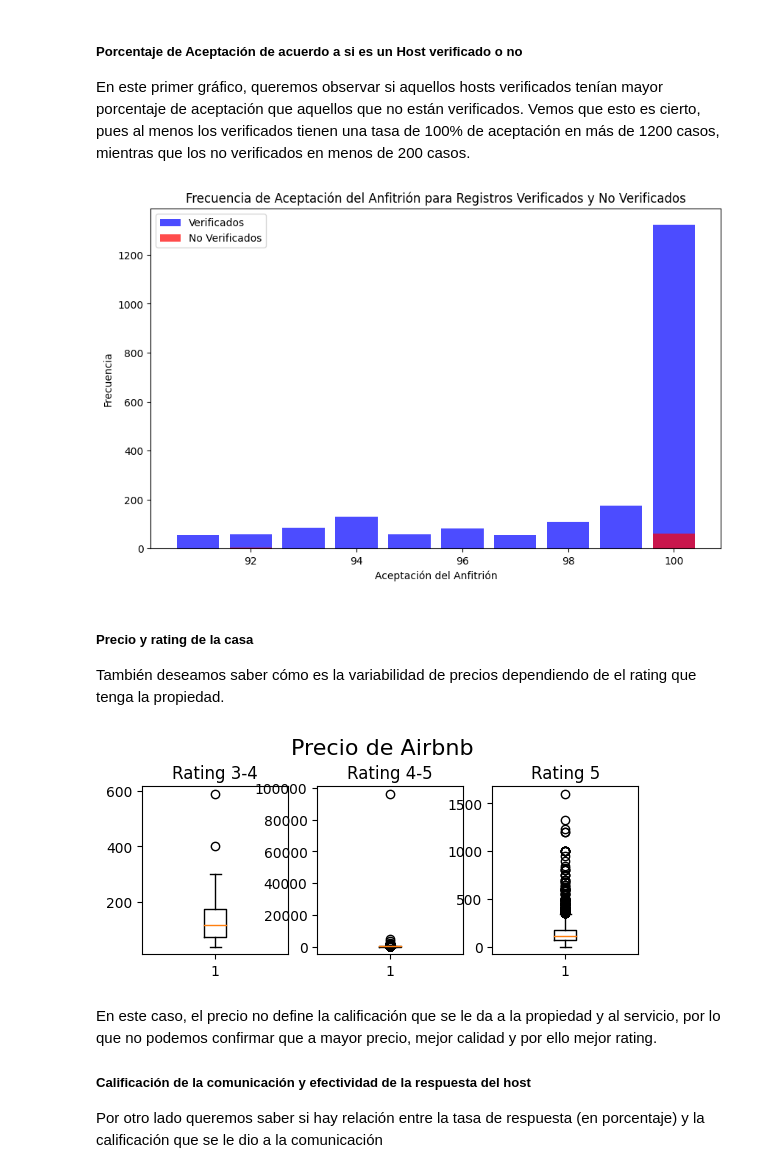
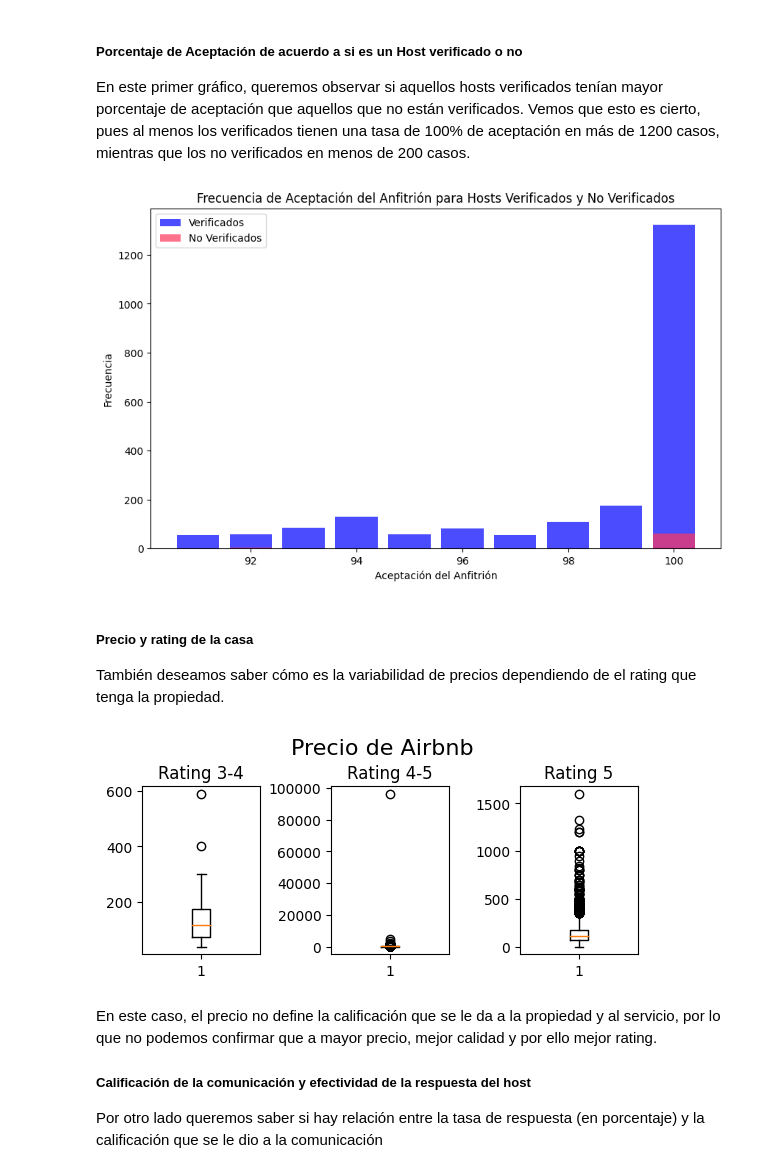
Before and after one commit to MarianaMr06/Actividad_Final, a Jupyter notebook: Actividad_6_Reto_Final.ipynb, the cells around one changed output. Saved outputs shown, nothing was run; the diff lists cells and outputs as text; code cells hidden in the pictures.

```diff
--- a/Actividad_6_Reto_Final.ipynb
+++ b/Actividad_6_Reto_Final.ipynb
@@ -635,46 +638,48 @@ freq_table_no_verificados = no_verificados["host_acceptance_rate"].value_counts(
 
 # Se crean los histogramas de los resultados para verificados y no verificados
 ax.bar(freq_table_verificados.index, freq_table_verificados, color='blue', alpha=0.7, label='Verificados')
-ax.bar(freq_table_no_verificados.index, freq_table_no_verificados, color='red', alpha=0.7, label='No Verificados')
-ax.set_title("Frecuencia de Aceptación del Anfitrión para Registros Verificados y No Verificados")
+ax.bar(freq_table_no_verificados.index, freq_table_no_verificados, color='#ff375b', alpha=0.7, label='No Verificados')
+ax.set_title("Frecuencia de Aceptación del Anfitrión para Hosts Verificados y No Verificados")
 ax.set_xlabel("Aceptación del Anfitrión")
 ax.set_ylabel("Frecuencia")
 ax.legend()
 
 plt.show()
 # %% [output]
-[figure, old version]
+[figure, new version]
 # %% [markdown]
 ##### Precio y rating de la casa
 También deseamos saber cómo es la variabilidad de precios dependiendo de el rating que tenga la propiedad.
 # %%
 #Creamos categorías de rating
 rat0 = mun3[mun3["review_scores_rating"] < 1]
 rat1 = mun3[(mun3["review_scores_rating"] >= 1) & (mun3["review_scores_rating"] < 2)]
 rat2 = mun3[(mun3["review_scores_rating"] >= 2) & (mun3["review_scores_rating"] < 3)]
 rat3 = mun3[(mun3["review_scores_rating"] >= 3) & (mun3["review_scores_rating"] < 4)]
 rat4 = mun3[(mun3["review_scores_rating"] >= 4) & (mun3["review_scores_rating"] < 5)]
 rat5 = mun3[(mun3["review_scores_rating"] >= 5) & (mun3["review_scores_rating"] < 6)]
 
 # rat0, rat1 y rat2 no tienen datos
 
 plt.subplot(231)
 plt.boxplot(rat3["price"])
 plt.title("Rating 3-4")
 
+
 plt.subplot(232)
 plt.boxplot(rat4["price"])
 plt.title("Rating 4-5")
+plt.subplots_adjust(wspace = 0.6)
 
 plt.subplot(233)
 plt.boxplot(rat5["price"])
 plt.title("Rating 5")
 
 plt.suptitle("Precio de Airbnb", fontsize=16)
 
 plt.show()
 # %% [output]
-[figure, old version]
+[figure, new version]
 # %% [markdown]
 En este caso, el precio no define la calificación que se le da a la propiedad y al servicio, por lo que no podemos confirmar que a mayor precio, mejor calidad y por ello mejor rating.
 
```
Also changed, not shown: parts of 3 cells of this notebook, 1 other file.
